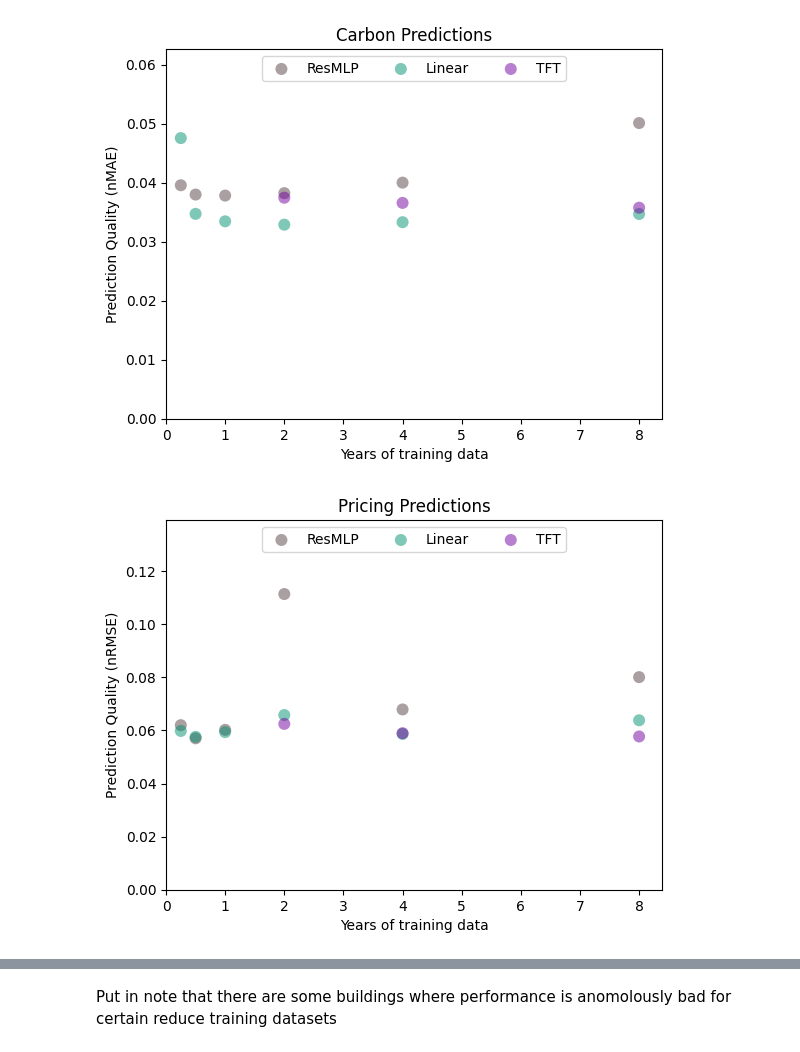
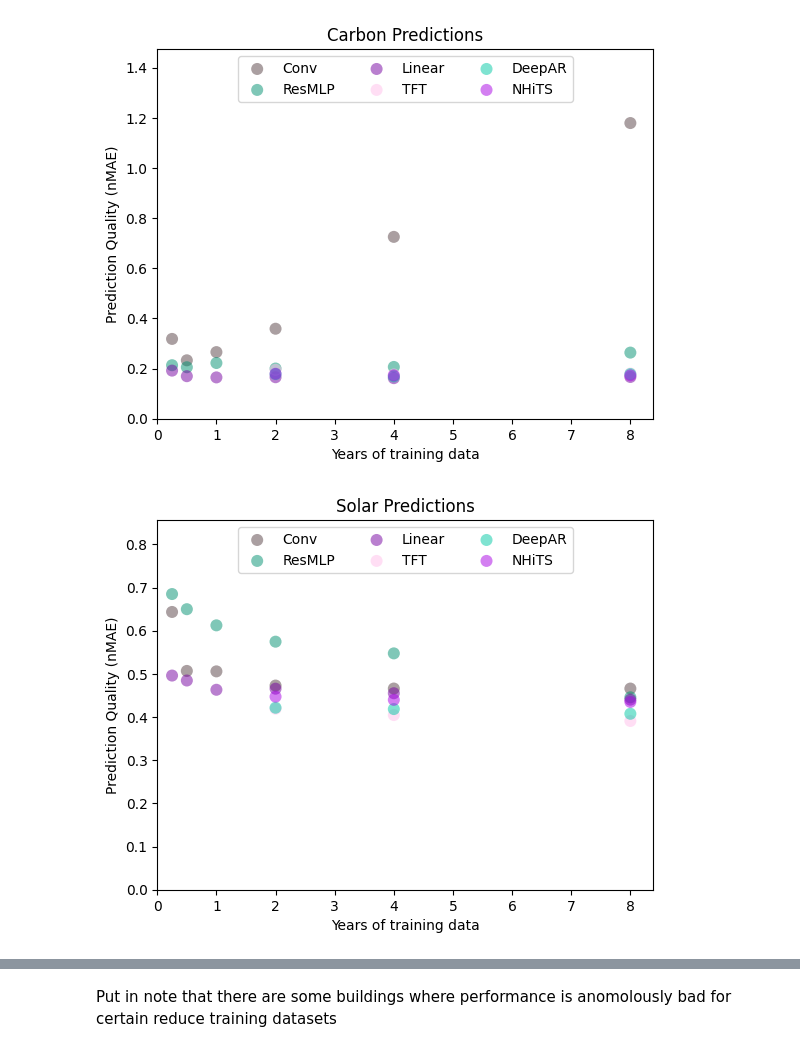
Before and after one commit to EECi/Annex_37, a Jupyter notebook: plots/plot_data_efficiency.ipynb, the cells around one changed output, grey strips where cells are left out. Saved outputs shown, nothing was run; the diff lists cells and outputs as text; code cells hidden in the pictures.

```diff
--- a/plots/plot_data_efficiency.ipynb
+++ b/plots/plot_data_efficiency.ipynb
@@ -7,9 +7,9 @@ from matplotlib import pyplot as plt
 # %%
 eeci_colors = ['#574145','#009070','#7500a0','#ffbfeb','#00C8A4','#a800e5','#4d4e51','#BEA5A9','#ebf1f7'] # '#E50068', not using Conv
 # %%
-comp_results_file = os.path.join('..','results', 'prediction_tests_same-train-test.csv')
+comp_results_file = os.path.join('..','results', 'prediction_tests_baseline.csv')
 comp_results = pd.read_csv(comp_results_file)
-de_results_file = os.path.join('..','results', 'prediction_tests_rd-train-test.csv')
+de_results_file = os.path.join('..','results', 'prediction_tests_data_efficiency.csv')
 de_results = pd.read_csv(de_results_file)
 # %%
 print(de_results)
@@ -34,19 +34,18 @@ print(de_results)
 # %%
-comp_models = [r'analysis\resmlp_0', 'analysis\linear_0', 'TFT']
-rd_models = [r'analysis\resmlp_', 'analysis\linear_', 'TFT-']
-model_names = ['ResMLP', 'Linear', 'TFT']
+comp_models = ['conv', 'resmlp', 'linear', 'TFT', 'DeepAR', 'NHiTS']
+model_names = ['Conv', 'ResMLP', 'Linear', 'TFT', 'DeepAR', 'NHiTS']
 UCam_ids = [0,3,9,11,12,15,16,25,26,32,38,44,45,48,49]
-columns = ['P','C',*['L%s'%id for id in UCam_ids]]
+columns = ['P','C','S',*['L%s'%id for id in UCam_ids]]
 rds = ['rd4y','rd2y','rd1y','rd6m','rd3m']
 rd_years = [4,2,1,0.5,0.25]
 # %%
 for metric, metric_name in zip(['gmnMAE','gmnRMSE'],['nMAE','nRMSE']):
-    for var,var_name in zip(['P','C'],['Pricing','Carbon']):
+    for var,var_name in zip(['P','C','S'],['Pricing','Carbon','Solar']):
         all_ys = []
         fig, ax = plt.subplots()
-        for i,(comp_model,rd_model) in enumerate(zip(comp_models,rd_models)):
+        for i,model in enumerate(comp_models):
             xs = [8,*rd_years]
-            ys = [comp_results[(comp_results['Model Name']==comp_model) & (comp_results['Metric']==metric)][var].iloc[0]] + [de_results[(de_results['Model Name']==rd_model+rd) & (de_results['Metric']==metric)][var].iloc[0] for rd in rds if (rd_model+rd) in de_results['Model Name'].to_list()]
+            ys = [comp_results[(comp_results['Model Name']==model) & (comp_results['Metric']==metric)][var].iloc[0]] + [de_results[(de_results['Model Name']==model+'-'+rd) & (de_results['Metric']==metric)][var].iloc[0] for rd in rds if (model+'-'+rd) in de_results['Model Name'].to_list()]
             all_ys.extend(ys)
             ax.scatter(xs[:len(ys)],ys,label=model_names[i],color=eeci_colors[i], alpha=0.5, edgecolors='none',s=75)
         plt.xlim(0)
@@ -61,2 +60,2 @@ for metric, metric_name in zip(['gmnMAE','gmnRMSE'],['nMAE','nRMSE']):
-[figure, old version]
+[figure, new version]
-[figure, old version]
+[figure, new version]
```
Also changed, not shown: parts of 4 cells of this notebook, 3 other files.
